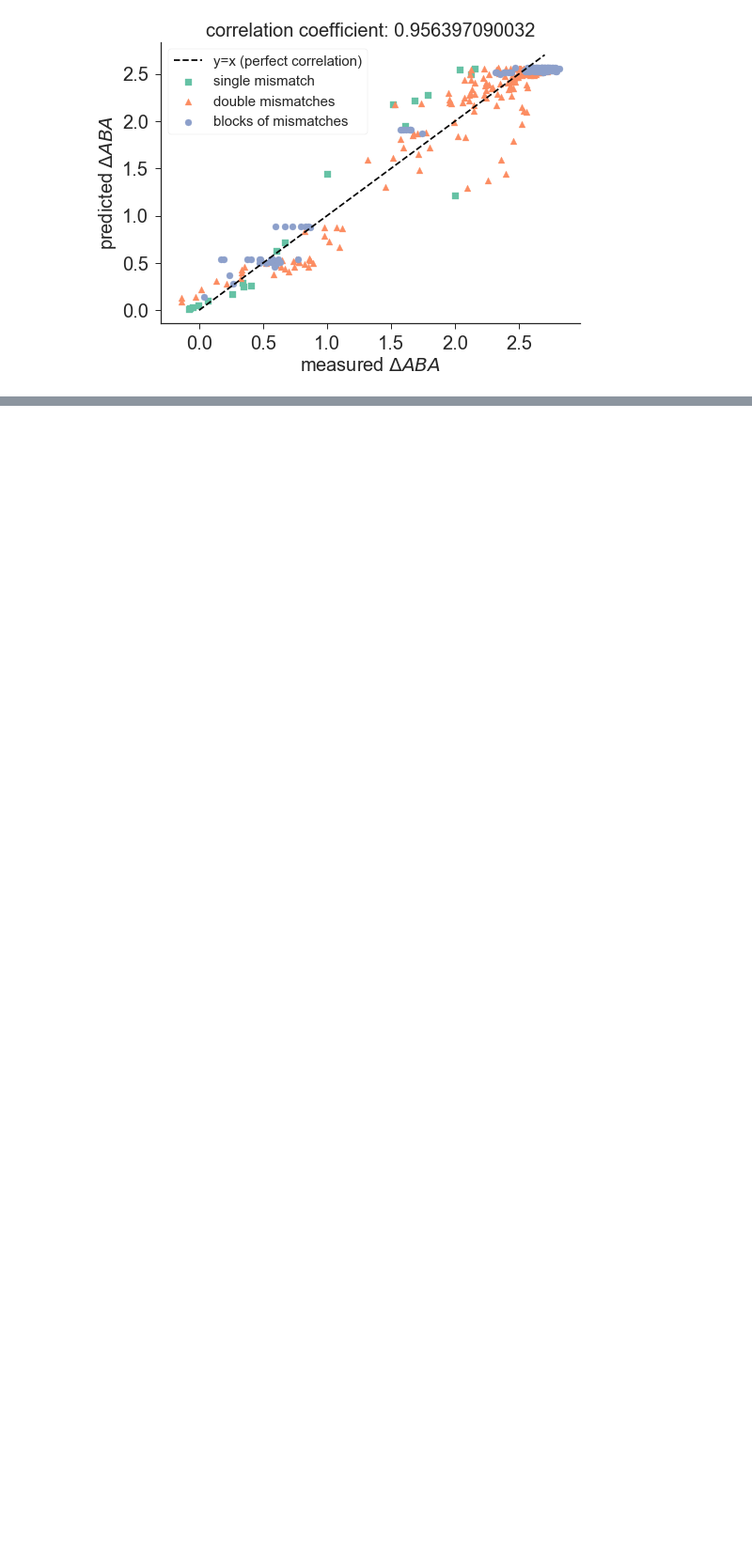
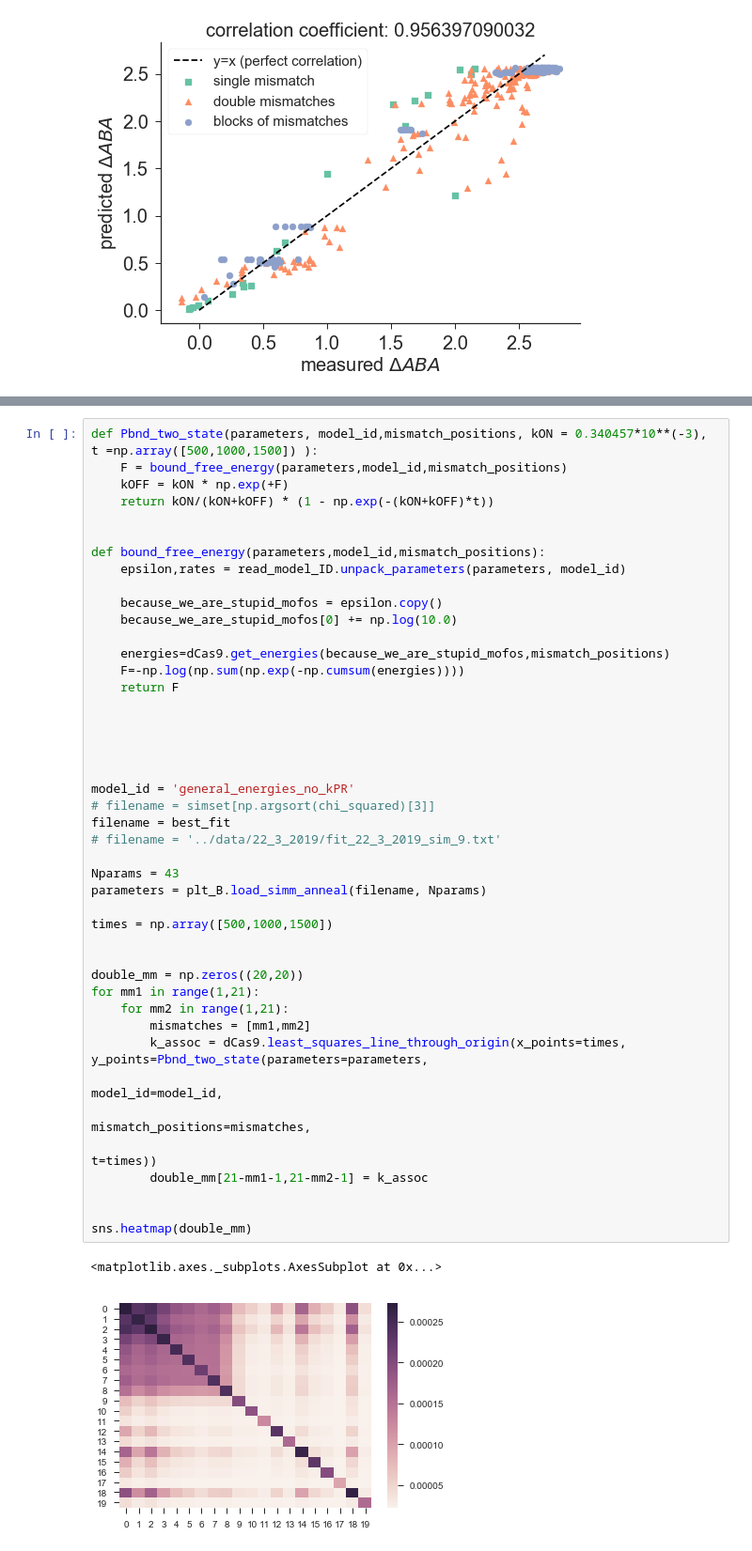
Before and after one commit to martin-depken/Energy-Landscape, a Jupyter notebook: code_Boyle/characterising free-energy landscape (d)Cas9 not initiation limited .ipynb, the cells around one changed output, grey strips where cells are left out. Shown at 94% size. Cells and saved outputs as stored; diff of their text form; blank space fills up the shorter version.

```diff
--- a/code_Boyle/characterising free-energy landscape (d)Cas9 not initiation limited .ipynb
+++ b/code_Boyle/characterising free-energy landscape (d)Cas9 not initiation limited .ipynb
@@ -633,0 +681,47 @@ plt.title('correlation coefficient: ' + str(C) , fontsize=20);
+# %%
+def Pbnd_two_state(parameters, model_id,mismatch_positions, kON = 0.340457*10**(-3), t =np.array([500,1000,1500]) ):
+    F = bound_free_energy(parameters,model_id,mismatch_positions)
+    kOFF = kON * np.exp(+F)
+    return kON/(kON+kOFF) * (1 - np.exp(-(kON+kOFF)*t))
+
+
+def bound_free_energy(parameters,model_id,mismatch_positions):
+    epsilon,rates = read_model_ID.unpack_parameters(parameters, model_id)
+
+    because_we_are_stupid_mofos = epsilon.copy()
+    because_we_are_stupid_mofos[0] += np.log(10.0)
+
+    energies=dCas9.get_energies(because_we_are_stupid_mofos,mismatch_positions)
+    F=-np.log(np.sum(np.exp(-np.cumsum(energies))))
+    return F
+
+
+
+
+
+model_id = 'general_energies_no_kPR'
+# filename = simset[np.argsort(chi_squared)[3]]
+filename = best_fit
+# filename = '../data/22_3_2019/fit_22_3_2019_sim_9.txt'
+
+Nparams = 43
+parameters = plt_B.load_simm_anneal(filename, Nparams)
+
+times = np.array([500,1000,1500])
+
+
+double_mm = np.zeros((20,20))
+for mm1 in range(1,21):
+    for mm2 in range(1,21):
+        mismatches = [mm1,mm2]
+        k_assoc = dCas9.least_squares_line_through_origin(x_points=times, y_points=Pbnd_two_state(parameters=parameters,
+                                                                                model_id=model_id,
+                                                                                mismatch_positions=mismatches,
+                                                                               t=times))
+        double_mm[21-mm1-1,21-mm2-1] = k_assoc
+
+
+sns.heatmap(double_mm)
+# %% [output]
+<matplotlib.axes._subplots.AxesSubplot at 0x...>
+[figure, added]
```
Also changed, not shown: parts of 13 cells of this notebook, 3 other files.
